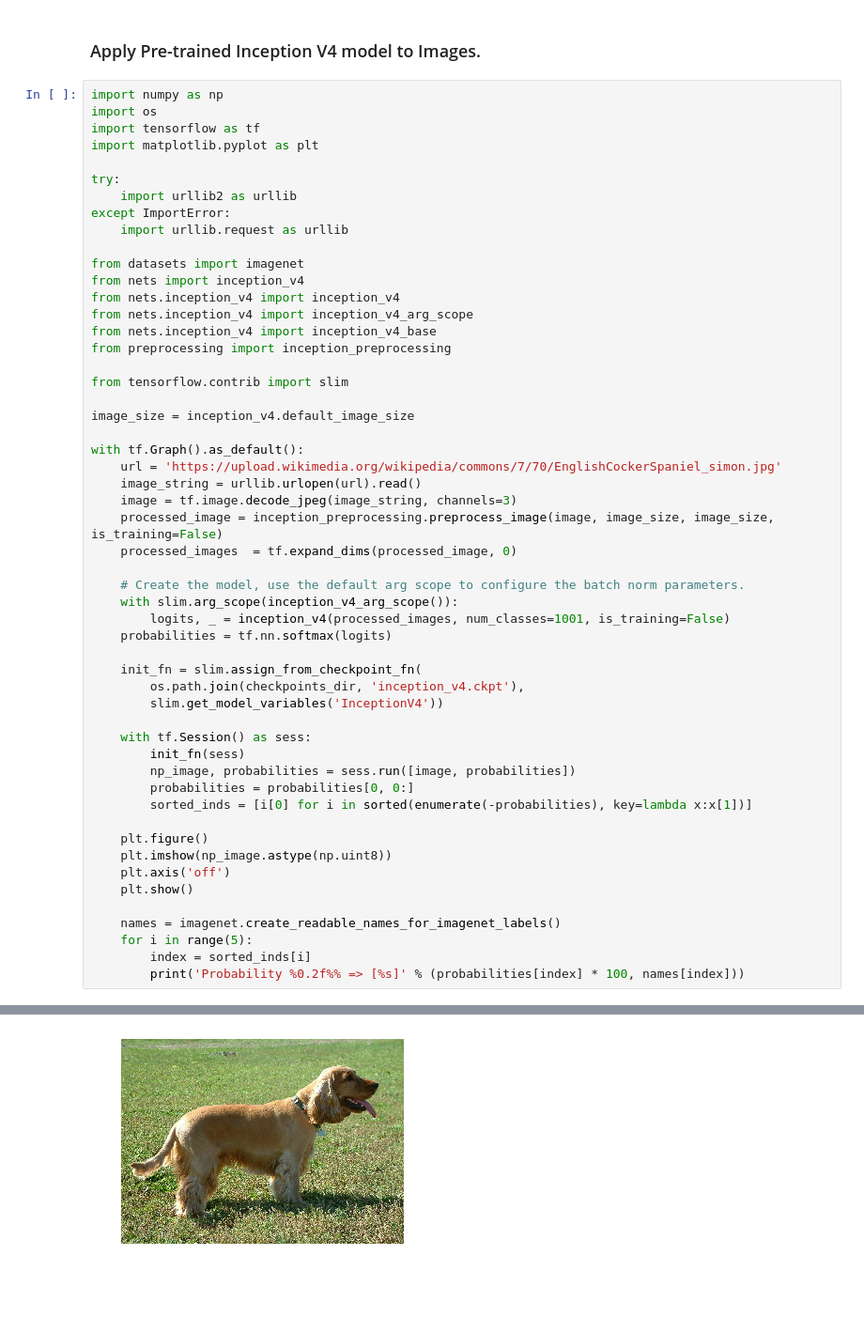
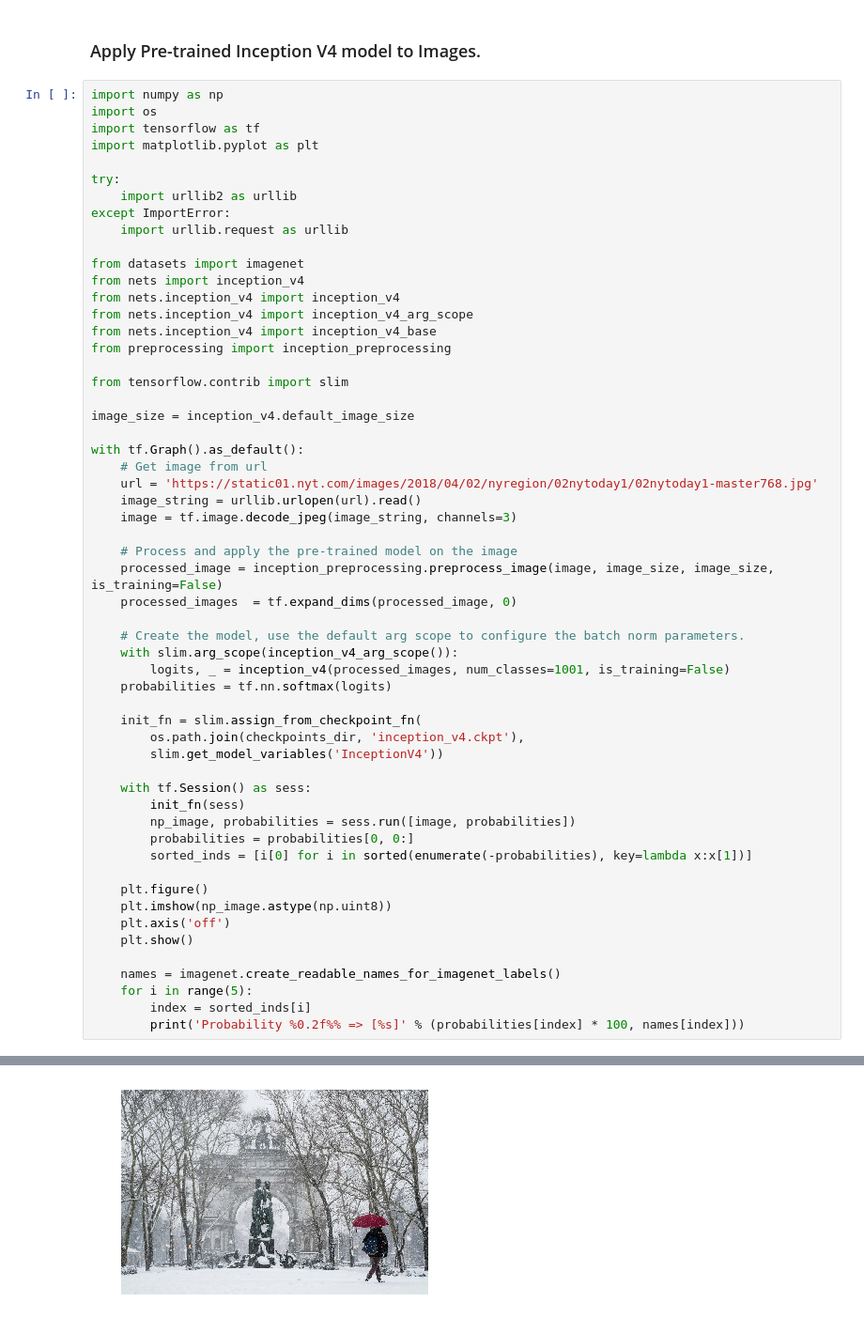
Before and after one commit to sharedcare/ImageCaptioning, a Jupyter notebook: image_captioning.ipynb, the cells around one changed output, grey strips where cells are left out. Shown at 94% size. Cells and saved outputs as stored; diff of their text form; blank space fills up the shorter version.

```diff
--- a/image_captioning.ipynb
+++ b/image_captioning.ipynb
@@ -117,36 +117,39 @@ from tensorflow.contrib import slim
 image_size = inception_v4.default_image_size
 
 with tf.Graph().as_default():
-    url = 'https://upload.wikimedia.org/wikipedia/commons/7/70/EnglishCockerSpaniel_simon.jpg'
+    # Get image from url
+    url = 'https://static01.nyt.com/images/2018/04/02/nyregion/02nytoday1/02nytoday1-master768.jpg'
     image_string = urllib.urlopen(url).read()
     image = tf.image.decode_jpeg(image_string, channels=3)
+
+    # Process and apply the pre-trained model on the image
     processed_image = inception_preprocessing.preprocess_image(image, image_size, image_size, is_training=False)
     processed_images  = tf.expand_dims(processed_image, 0)
 
     # Create the model, use the default arg scope to configure the batch norm parameters.
     with slim.arg_scope(inception_v4_arg_scope()):
         logits, _ = inception_v4(processed_images, num_classes=1001, is_training=False)
     probabilities = tf.nn.softmax(logits)
 
     init_fn = slim.assign_from_checkpoint_fn(
         os.path.join(checkpoints_dir, 'inception_v4.ckpt'),
         slim.get_model_variables('InceptionV4'))
 
     with tf.Session() as sess:
         init_fn(sess)
         np_image, probabilities = sess.run([image, probabilities])
         probabilities = probabilities[0, 0:]
         sorted_inds = [i[0] for i in sorted(enumerate(-probabilities), key=lambda x:x[1])]
 
     plt.figure()
     plt.imshow(np_image.astype(np.uint8))
     plt.axis('off')
     plt.show()
 
     names = imagenet.create_readable_names_for_imagenet_labels()
     for i in range(5):
         index = sorted_inds[i]
         print('Probability %0.2f%% => [%s]' % (probabilities[index] * 100, names[index]))
 # %% [output]
 INFO:tensorflow:Restoring parameters from ./tmp/checkpoints/inception_v4.ckpt
-[figure, old version]
+[figure, new version]
```
Also changed, not shown: parts of 2 cells of this notebook.
